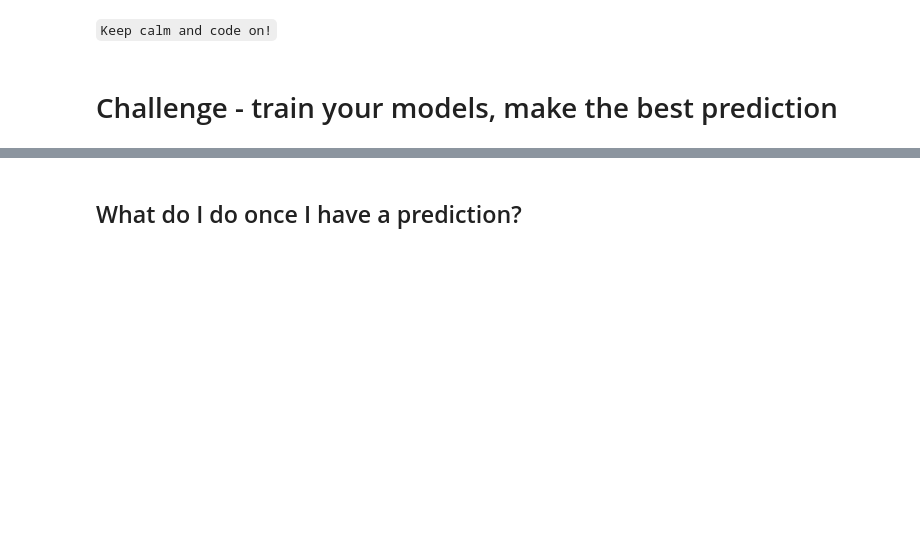
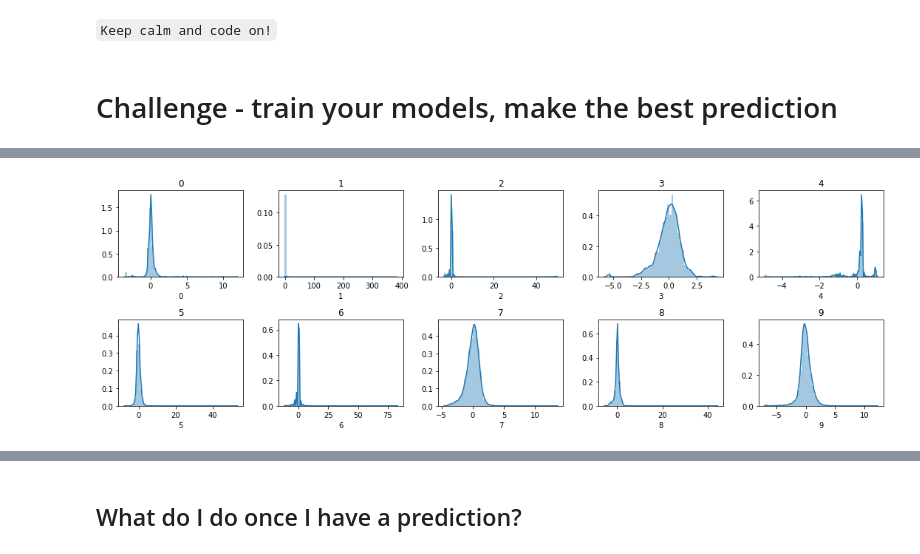
Before and after one commit to Clapiniella/lab-avila-bible, a Jupyter notebook: your-code/main.ipynb, the cells around one changed output, grey strips where cells are left out. Cells and saved outputs as stored; diff of their text form; code cells hidden in the pictures; blank space fills up the shorter version.

```diff
--- a/your-code/main.ipynb
+++ b/your-code/main.ipynb
@@ -86,0 +146,8 @@ sample_submission.head()
+# %%
+f, ax = plt.subplots(2,5, figsize = (15,5))
+for i in range(10):
+    sns.distplot(train_dataset[str(i)], ax = ax[(0 if i<5 else 1),(i if i<5 else i-5)])
+    ax[(0 if i<5 else 1),(i if i<5 else i-5)].set_title(str(i))
+plt.tight_layout()
+# %% [output]
+[figure, added]
```
Also changed, not shown: parts of 49 cells of this notebook, 1 other file.
